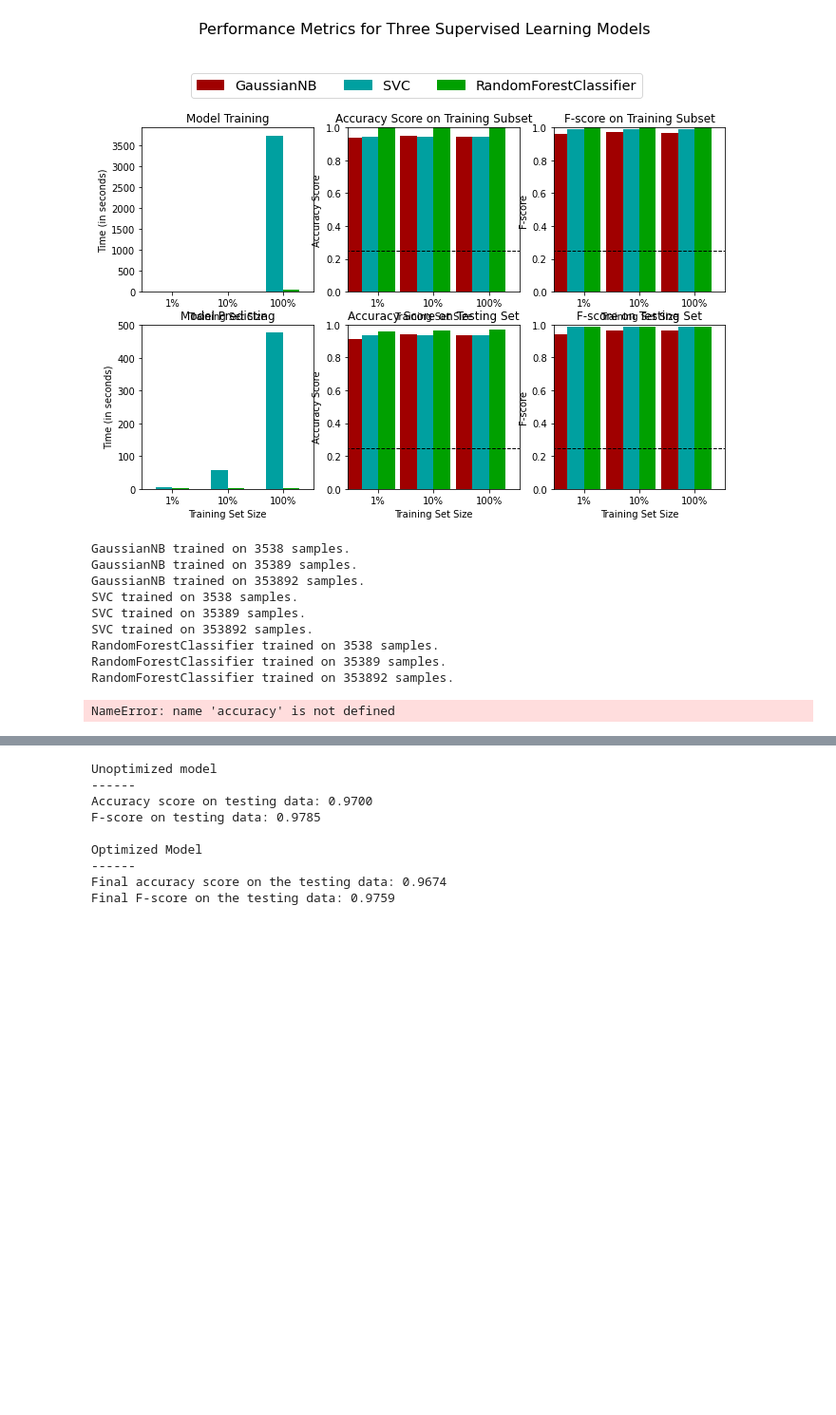
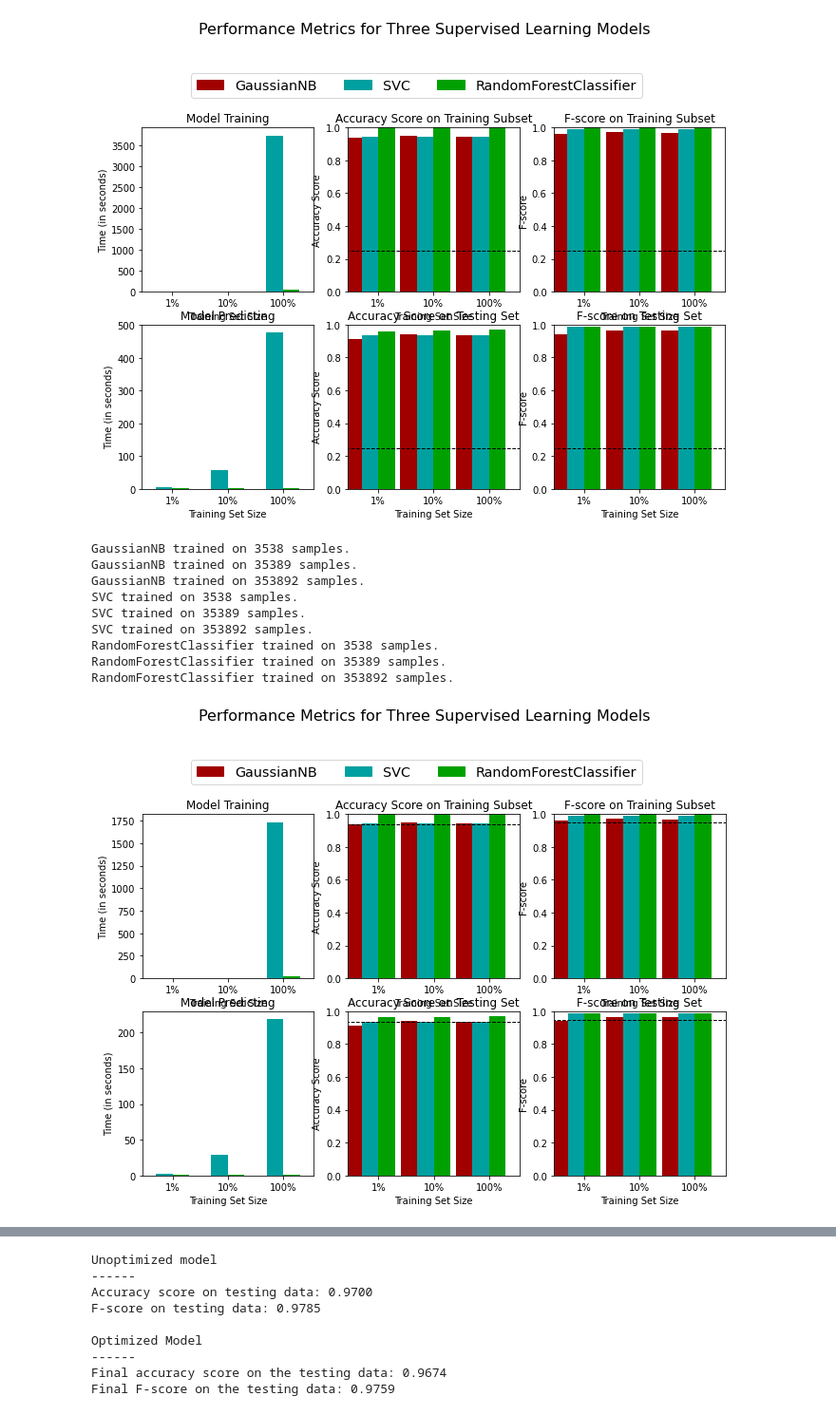
Before and after one commit to Pipowitz/Citibike, a Jupyter notebook: ML.ipynb, the cells around one changed output, grey strips where cells are left out. Shown: that part at 95% size. Drawn from its saved outputs; the diff is of its cells as text; code cells hidden in the pictures; blank space fills up the shorter version.

```diff
--- a/ML.ipynb
+++ b/ML.ipynb
@@ -20,0 +43,3 @@ df_jc=min_man_scal(df_jc)
+# %%
+accuracy, fscore=calculate_naive(target_jc)
+accuracy_ny, fscore_ny=calculate_naive(target_ny)
@@ -39,26 +85,26 @@ evaluate(results, accuracy, fscore)
 # %%
 from sklearn.naive_bayes import GaussianNB
 from sklearn.svm import SVC
 from sklearn.ensemble import RandomForestClassifier
 
 #Initialize the models
 clf_A = GaussianNB()
 clf_B = SVC(random_state=6)
 clf_C = RandomForestClassifier(random_state=25)
 
-results=get_results(clf_A, clf_B, clf_C)
+results=get_results(clf_A, clf_B, clf_C, X_train_jc, y_train_jc, X_test_jc, y_test_jc)
 
 # Run metrics visualization for the three supervised learning models chosen
 evaluate(results, accuracy, fscore)
 # %% [output]
 GaussianNB trained on 3538 samples.
 GaussianNB trained on 35389 samples.
 GaussianNB trained on 353892 samples.
 SVC trained on 3538 samples.
 SVC trained on 35389 samples.
 SVC trained on 353892 samples.
 RandomForestClassifier trained on 3538 samples.
 RandomForestClassifier trained on 35389 samples.
 RandomForestClassifier trained on 353892 samples.
-NameError: name 'accuracy' is not defined
+[figure, added]
 # %%
```
Also changed, not shown: parts of 20 cells of this notebook.
